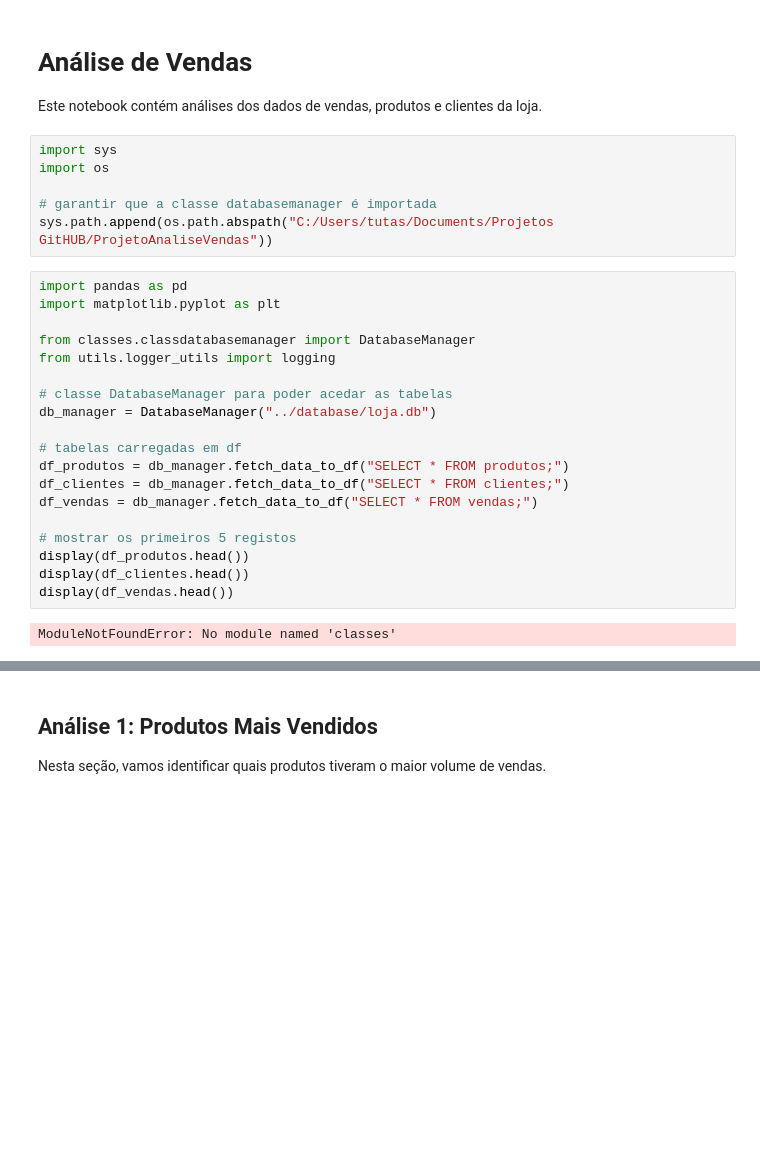
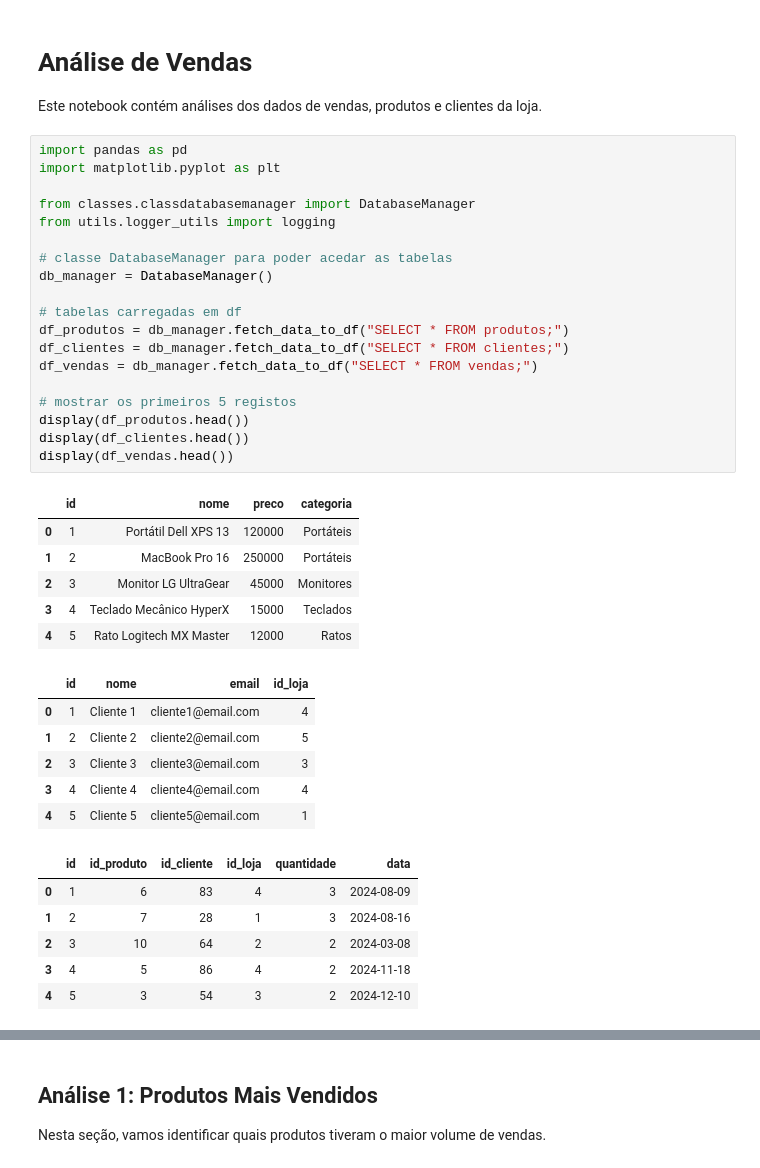
Before and after one commit to emanuelsoares97/projeto-analisevendasloja, a Jupyter notebook: notebooks/analise_vendas.ipynb, the cells around one changed output, grey strips where cells are left out. Cells and saved outputs as stored; diff of their text form; blank space fills up the shorter version.

```diff
--- a/notebooks/analise_vendas.ipynb
+++ b/notebooks/analise_vendas.ipynb
@@ -1,33 +1,44 @@
 # %% [markdown]
 # Análise de Vendas
 Este notebook contém análises dos dados de vendas, produtos e clientes da loja.
-# %%
-import sys
-import os
-
-# garantir que a classe databasemanager é importada
-sys.path.append(os.path.abspath("C:/Users/tutas/Documents/Projetos GitHUB/ProjetoAnaliseVendas"))
 # %%
 import pandas as pd
 import matplotlib.pyplot as plt
 
 from classes.classdatabasemanager import DatabaseManager
 from utils.logger_utils import logging
 
 # classe DatabaseManager para poder acedar as tabelas
-db_manager = DatabaseManager("../database/loja.db")
+db_manager = DatabaseManager()
 
 # tabelas carregadas em df
 df_produtos = db_manager.fetch_data_to_df("SELECT * FROM produtos;")
 df_clientes = db_manager.fetch_data_to_df("SELECT * FROM clientes;")
 df_vendas = db_manager.fetch_data_to_df("SELECT * FROM vendas;")
 
 # mostrar os primeiros 5 registos
 display(df_produtos.head())
 display(df_clientes.head())
 display(df_vendas.head())
 # %% [output]
-ModuleNotFoundError: No module named 'classes'
+|  | id | nome | preco | categoria |
+| 0 | 1 | Portátil Dell XPS 13 | 120000 | Portáteis |
+| 1 | 2 | MacBook Pro 16 | 250000 | Portáteis |
+| 2 | 3 | Monitor LG UltraGear | 45000 | Monitores |
+| 3 | 4 | Teclado Mecânico HyperX | 15000 | Teclados |
+| 4 | 5 | Rato Logitech MX Master | 12000 | Ratos |
+|  | id | nome | email | id_loja |
+| 0 | 1 | Cliente 1 | cliente1@email.com | 4 |
+| 1 | 2 | Cliente 2 | cliente2@email.com | 5 |
+| 2 | 3 | Cliente 3 | cliente3@email.com | 3 |
+| 3 | 4 | Cliente 4 | cliente4@email.com | 4 |
+| 4 | 5 | Cliente 5 | cliente5@email.com | 1 |
+|  | id | id_produto | id_cliente | id_loja | quantidade | data |
+| 0 | 1 | 6 | 83 | 4 | 3 | 2024-08-09 |
+| 1 | 2 | 7 | 28 | 1 | 3 | 2024-08-16 |
+| 2 | 3 | 10 | 64 | 2 | 2 | 2024-03-08 |
+| 3 | 4 | 5 | 86 | 4 | 2 | 2024-11-18 |
+| 4 | 5 | 3 | 54 | 3 | 2 | 2024-12-10 |
 # %%
 #validar colunas
 print(df_produtos.columns)
```
Also changed, not shown: parts of 4 cells of this notebook, 7 other files.
